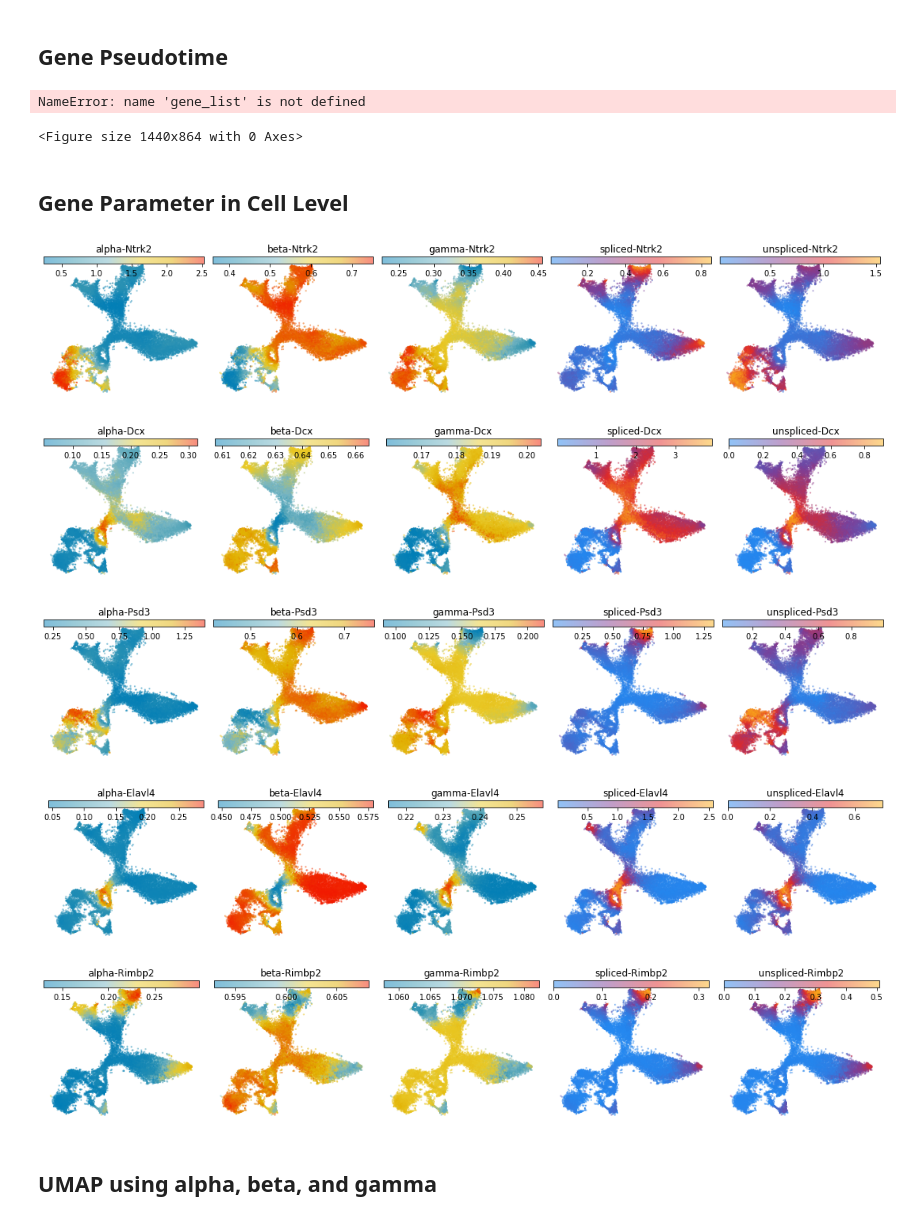
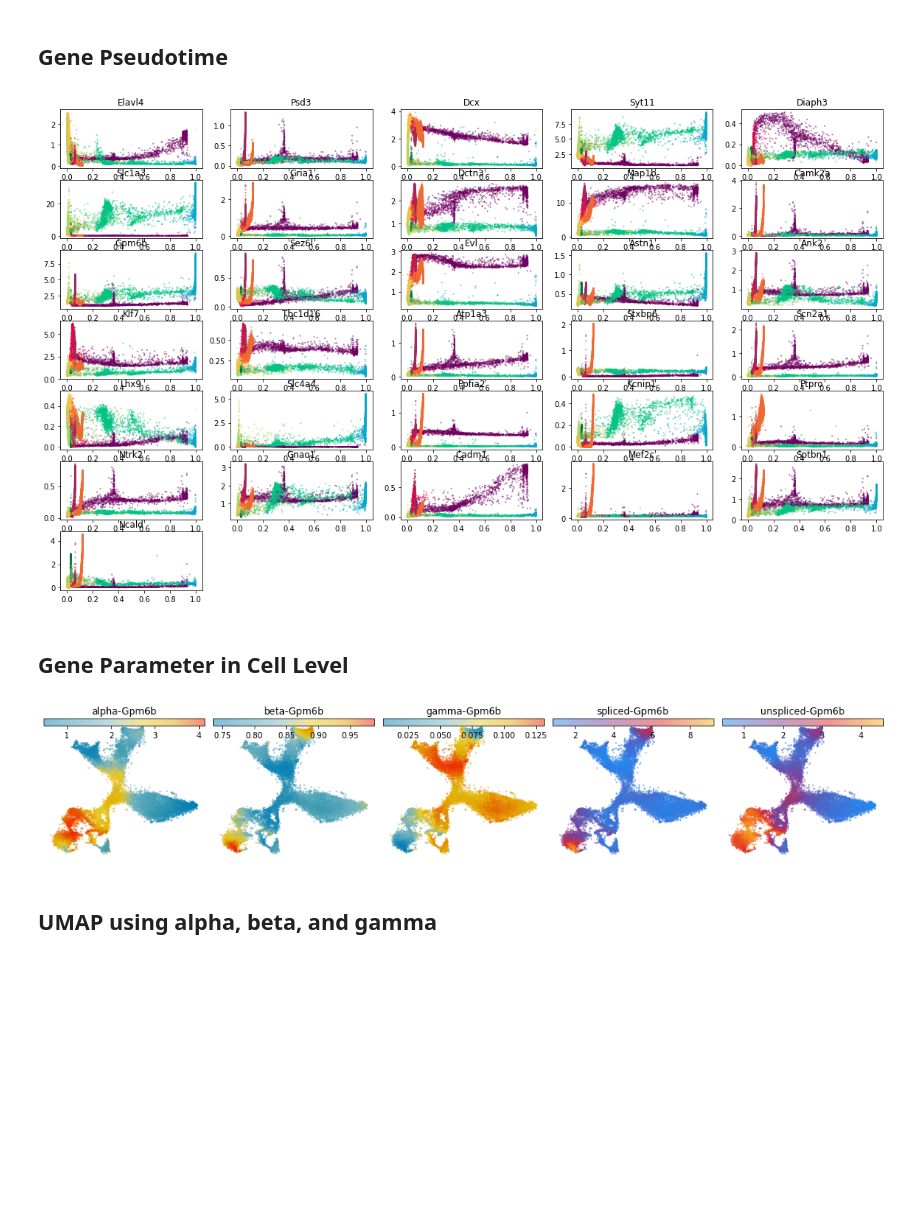
Before and after one commit to GuangyuWangLab2021/cellDancer, a Jupyter notebook: analysis/CaseStudyNotebook/Neuro_main_function-pre_sl_wq_para_renamed.ipynb, the cells around one changed output. Saved outputs shown, nothing was run; the diff lists cells and outputs as text; code cells hidden in the pictures; blank space fills up the shorter version.

```diff
--- a/analysis/CaseStudyNotebook/Neuro_main_function-pre_sl_wq_para_renamed.ipynb
+++ b/analysis/CaseStudyNotebook/Neuro_main_function-pre_sl_wq_para_renamed.ipynb
@@ -30,7 +42,7 @@ from celldancer.embedding_kinetic_para import embedding
 # %%
 %autoreload 2
 
-cell_type_u_s_path="/Users/shengyuli/Library/CloudStorage/OneDrive-HoustonMethodist/work/Velocity/data/velocyto/neuro/result_detailcsv/test_speed/epoch200check_n10Ratio0.1autoDTrueautoNFalsep3binTruejob40/cell_dancer_velocity_2022-05-26 19-21-01/celldancer_estimation.csv"
+cell_type_u_s_path="/Users/shengyuli/Library/CloudStorage/OneDrive-HoustonMethodist/work/Velocity/data/raw_data/DentateGyrus.csv"
 #cell_type_u_s_path='/Users/wanglab/Documents/ShengyuLi/Velocity/data/raw_data/DentateGyrus.csv'
 #cell_type_u_s_path='/Users/chen.weiqing/code/celldancer/DentateGyrus.csv'
 cell_type_u_s=pd.read_csv(cell_type_u_s_path)
@@ -167,35 +199,0 @@ cellDancer_df
-# %%
-gene_list=["Ank","Abcc8","Sulf2","Tcp11","Nfib","Ppp3ca",
-        "Rbfox3","Cdk1","Gng12","Map1b","Cpe",
-        "Gnao1","Pcsk2","Tmem163","Pak3","Wfdc15b",
-        "Nnat","Anxa4","Actn4","Btbd17","Dcdc2a",
-        "Adk","Smoc1","Mapre3","Pim2","Tspan7",
-        "Top2a","Rap1b"][0:5]
-gene_list=['Ntrk2','Dctn3','Nav1','Psd3',\
-           'Gnao1','Ncald','Klf7','Ank2',\
-           'Evl','Cdh13','Ppfia2','Astn1',\
-           'Nrxn1','Dcx','Prkcg','Pygb','Scn2a1',\
-            'Tbc1d16','Slc1a3','Syt11'][0:5]
-ncols=5
-
-height=math.ceil(len(gene_list)/5)*4
-fig = plt.figure(figsize=(20,height))
-# fig = plt.figure(figsize=(20,20))
-for i in range(len(gene_list)):
-    ax = fig.add_subplot(math.ceil(len(gene_list)/ncols), ncols, i+1)
-    cdplt.gene.scatter_gene(
-        ax=ax,
-        x='splice',
-        y='unsplice',
-        cellDancer_df=cellDancer_df,
-        custom_xlim=None,
-        custom_ylim=None,
-        colors=colormap.colormap_neuro,
-        alpha=0.5,
-        s = 5,
-        velocity=True,
-        gene=gene_list[i])
-
-    ax.set_title(gene_list[i])
-
-plt.show()
@@ -349,10 +398,12 @@ plt.show()
 # %% [markdown]
 ## Gene Pseudotime
 # %%
+gene_list=['Elavl4','Psd3', 'Dcx', 'Syt11', 'Diaph3', 'Slc1a3', 'Gria1', 'Dctn3', 'Map1b', 'Camk2a', 'Gpm6b', 'Sez6l', 'Evl', 'Astn1', 'Ank2', 'Klf7', 'Tbc1d16', 'Atp1a3', 'Stxbp6', 'Scn2a1', 'Lhx9', 'Slc4a4', 'Ppfia2', 'Kcnip1', 'Ptpro', 'Ntrk2', 'Gnao1', 'Cadm1', 'Mef2c', 'Sptbn1', 'Ncald']
+
 
 ncols=5
 fig = plt.figure(figsize=(20,12))
-for i in range(len(gene_list[0:5])):
+for i in range(len(gene_list)):
     ax = fig.add_subplot(math.ceil(len(gene_list)/ncols), ncols, i+1)
     cdplt.gene.scatter_gene(
         ax=ax,
@@ -370,42 +421,37 @@ for i in range(len(gene_list[0:5])):
     ax.set_title(gene_list[i])
     # ax.axis('off')
 # %% [output]
-NameError: name 'gene_list' is not defined
-<Figure size 1440x864 with 0 Axes>
+[figure, added]
 # %% [markdown]
 ## Gene Parameter in Cell Level
 # %%
-gene_samples=['Ntrk2','Dcx','Psd3','Elavl4','Rimbp2']
+gene_samples=['Gpm6b']
 for gene in gene_samples:
     fig, ax = plt.subplots(ncols=5, figsize=(15,3))
     cdplt.cell.scatter_cell(ax[0],cellDancer_df, colors='alpha',
                  gene=gene, velocity=False)
     cdplt.cell.scatter_cell(ax[1],cellDancer_df, colors='beta',
                  gene=gene, velocity=False)
     cdplt.cell.scatter_cell(ax[2],cellDancer_df, colors='gamma',
                  gene=gene, velocity=False)
     cdplt.cell.scatter_cell(ax[3],cellDancer_df, colors='splice',
                  gene=gene, velocity=False)
     cdplt.cell.scatter_cell(ax[4],cellDancer_df, colors='unsplice',
                  gene=gene, velocity=False)
     ax[0].axis('off')
     ax[1].axis('off')
     ax[2].axis('off')
     ax[3].axis('off')
     ax[4].axis('off')
     ax[0].set_title('alpha-'+gene)
     ax[1].set_title('beta-'+gene)
     ax[2].set_title('gamma-'+gene)
     ax[3].set_title('spliced-'+gene)
     ax[4].set_title('unspliced-'+gene)
     plt.tight_layout()
     plt.show()
 # %% [output]
-[figure, old version]
+[figure, new version]
-[figure, removed]
-[figure, removed]
-[figure, removed]
-[figure, removed]
 # %% [markdown]
 ## UMAP using alpha, beta, and gamma
 # %%
```
Also changed, not shown: parts of 23 cells of this notebook.
